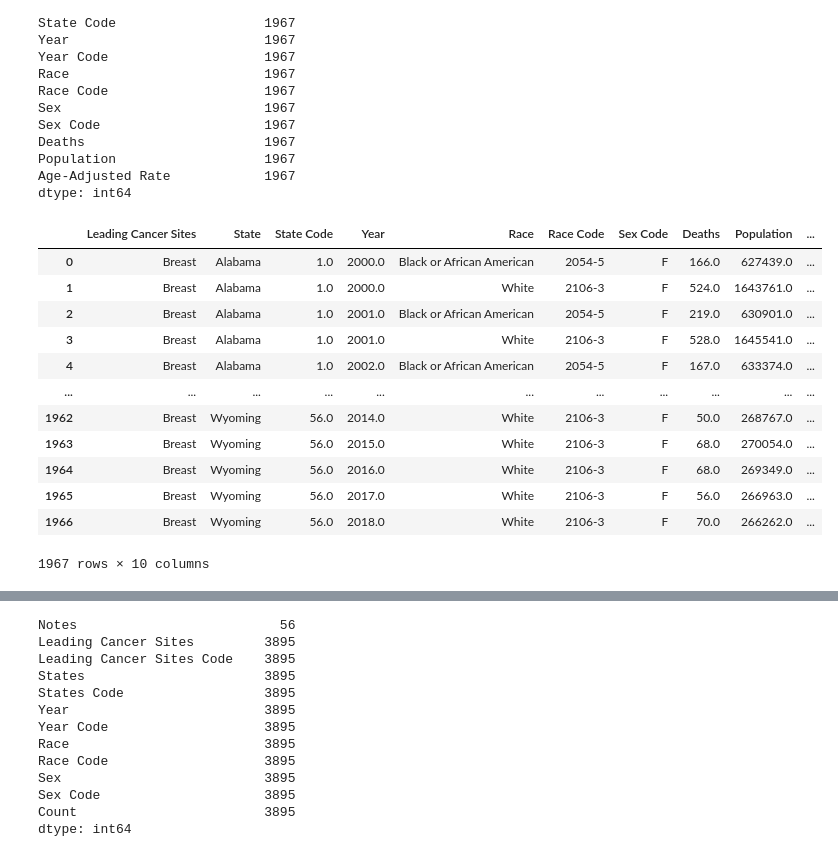
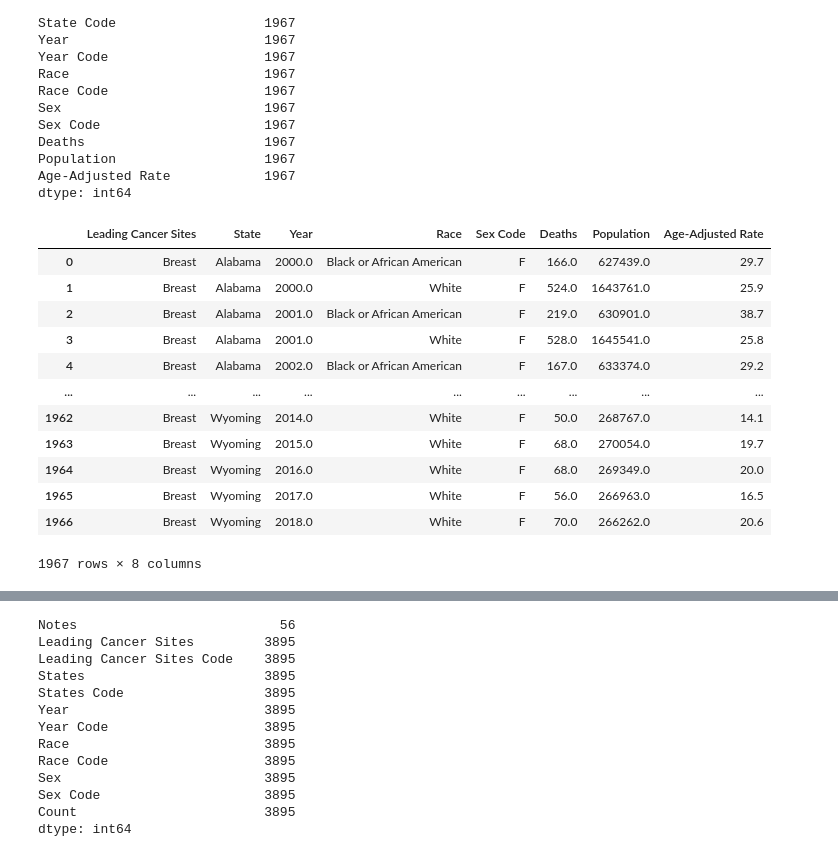
Before and after one commit to Mishabatoon/Healthcare_Project, a Jupyter notebook: cleanData.ipynb, the cells around one changed output, grey strips where cells are left out. Saved outputs shown, nothing was run; the diff lists cells and outputs as text; code cells hidden in the pictures.

```diff
--- a/cleanData.ipynb
+++ b/cleanData.ipynb
@@ -42,20 +45,20 @@ Age-Adjusted Rate            1967
 dtype: int64
 # %%
 # Drop all columns without any information
-df_dropped = df.drop(columns=['Notes','Leading Cancer Sites Code','Year Code','Sex'],axis=1)
+df_dropped = df.drop(columns=['Notes','Leading Cancer Sites Code','State Code','Race Code','Year Code','Sex'],axis=1)
 df_dropped = df_dropped.dropna(how='any')
 display(df_dropped)
 # %% [output]
-|  | Leading Cancer Sites | State | State Code | Year | Race | Race Code | Sex Code | Deaths | Population | ... |
-| 0 | Breast | Alabama | 1.0 | 2000.0 | Black or African American | 2054-5 | F | 166.0 | 627439.0 | ... |
-| 1 | Breast | Alabama | 1.0 | 2000.0 | White | 2106-3 | F | 524.0 | 1643761.0 | ... |
-| 2 | Breast | Alabama | 1.0 | 2001.0 | Black or African American | 2054-5 | F | 219.0 | 630901.0 | ... |
-| 3 | Breast | Alabama | 1.0 | 2001.0 | White | 2106-3 | F | 528.0 | 1645541.0 | ... |
-| 4 | Breast | Alabama | 1.0 | 2002.0 | Black or African American | 2054-5 | F | 167.0 | 633374.0 | ... |
-| ... | ... | ... | ... | ... | ... | ... | ... | ... | ... | ... |
-| 1962 | Breast | Wyoming | 56.0 | 2014.0 | White | 2106-3 | F | 50.0 | 268767.0 | ... |
-| 1963 | Breast | Wyoming | 56.0 | 2015.0 | White | 2106-3 | F | 68.0 | 270054.0 | ... |
-| 1964 | Breast | Wyoming | 56.0 | 2016.0 | White | 2106-3 | F | 68.0 | 269349.0 | ... |
-| 1965 | Breast | Wyoming | 56.0 | 2017.0 | White | 2106-3 | F | 56.0 | 266963.0 | ... |
-| 1966 | Breast | Wyoming | 56.0 | 2018.0 | White | 2106-3 | F | 70.0 | 266262.0 | ... |
+|  | Leading Cancer Sites | State | Year | Race | Sex Code | Deaths | Population | Age-Adjusted Rate |
+| 0 | Breast | Alabama | 2000.0 | Black or African American | F | 166.0 | 627439.0 | 29.7 |
+| 1 | Breast | Alabama | 2000.0 | White | F | 524.0 | 1643761.0 | 25.9 |
+| 2 | Breast | Alabama | 2001.0 | Black or African American | F | 219.0 | 630901.0 | 38.7 |
+| 3 | Breast | Alabama | 2001.0 | White | F | 528.0 | 1645541.0 | 25.8 |
+| 4 | Breast | Alabama | 2002.0 | Black or African American | F | 167.0 | 633374.0 | 29.2 |
+| ... | ... | ... | ... | ... | ... | ... | ... | ... |
+| 1962 | Breast | Wyoming | 2014.0 | White | F | 50.0 | 268767.0 | 14.1 |
+| 1963 | Breast | Wyoming | 2015.0 | White | F | 68.0 | 270054.0 | 19.7 |
+| 1964 | Breast | Wyoming | 2016.0 | White | F | 68.0 | 269349.0 | 20.0 |
+| 1965 | Breast | Wyoming | 2017.0 | White | F | 56.0 | 266963.0 | 16.5 |
+| 1966 | Breast | Wyoming | 2018.0 | White | F | 70.0 | 266262.0 | 20.6 |
-1967 rows × 10 columns
+1967 rows × 8 columns
```
Also changed, not shown: parts of 7 cells of this notebook.
